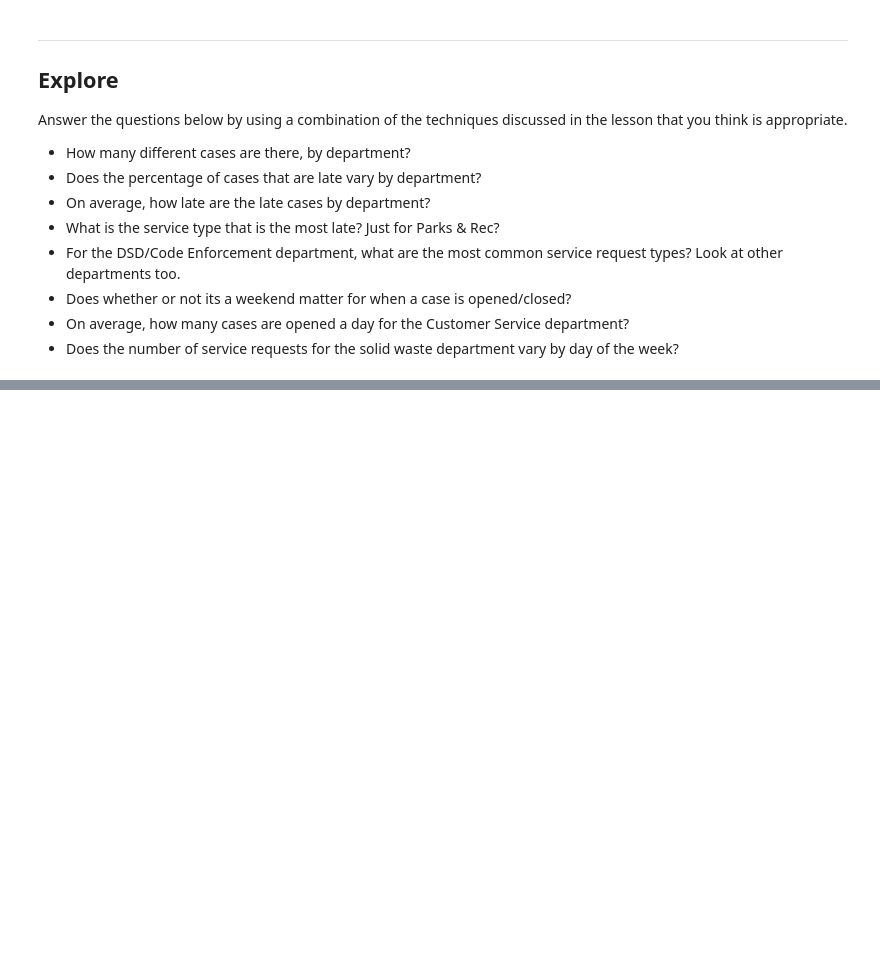
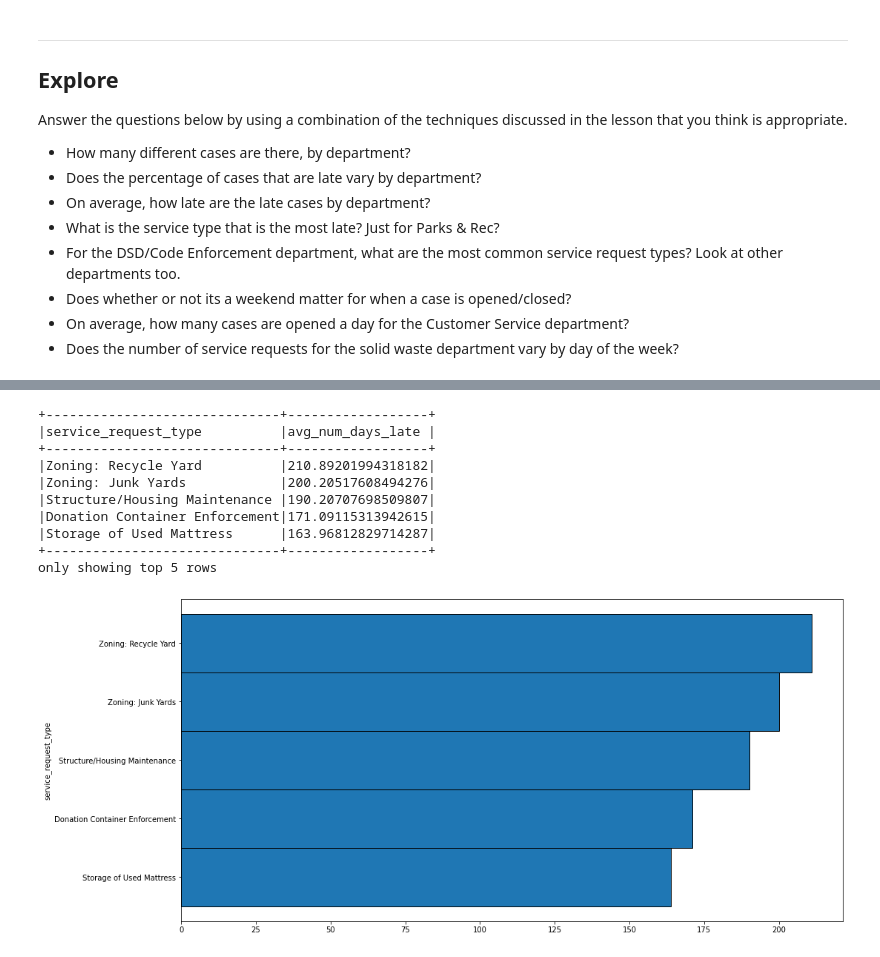
Before and after one commit to aleclhartman/distributed-ml, a Jupyter notebook: wrangle.ipynb, the cells around one changed output, grey strips where cells are left out. Saved outputs shown, nothing was run; the diff lists cells and outputs as text; code cells hidden in the pictures; blank space fills up the shorter version.

```diff
--- a/wrangle.ipynb
+++ b/wrangle.ipynb
@@ -880,0 +1029,36 @@ Answer the questions below by using a combination of the techniques discussed in
+# %%
+# What is the service type that is the most late? Just for Parks & Rec?
+(
+    df.where("case_late")
+    .select(col("num_days_late"), col("service_request_type"))
+    .groupBy("service_request_type")
+    .agg(mean("num_days_late").alias("avg_num_days_late"))
+    .orderBy("avg_num_days_late", ascending=False)
+    .show(5, truncate=False)
+)
+
+(
+    df.where("case_late")
+    .select(col("num_days_late"), col("service_request_type"))
+    .groupBy("service_request_type")
+    .agg(mean("num_days_late").alias("avg_num_days_late"))
+    .toPandas()
+    .set_index("service_request_type")
+    .avg_num_days_late.sort_values(ascending=True)
+    .tail(5)
+    .plot.barh(width=1, edgecolor="black", figsize=(16, 8))
+)
+
+plt.show()
+# %% [output]
++------------------------------+------------------+
+|service_request_type          |avg_num_days_late |
++------------------------------+------------------+
+|Zoning: Recycle Yard          |210.89201994318182|
+|Zoning: Junk Yards            |200.20517608494276|
+|Structure/Housing Maintenance |190.20707698509807|
+|Donation Container Enforcement|171.09115313942615|
+|Storage of Used Mattress      |163.96812829714287|
++------------------------------+------------------+
+only showing top 5 rows
+[figure, added]
```
Also changed, not shown: parts of 10 cells of this notebook.
